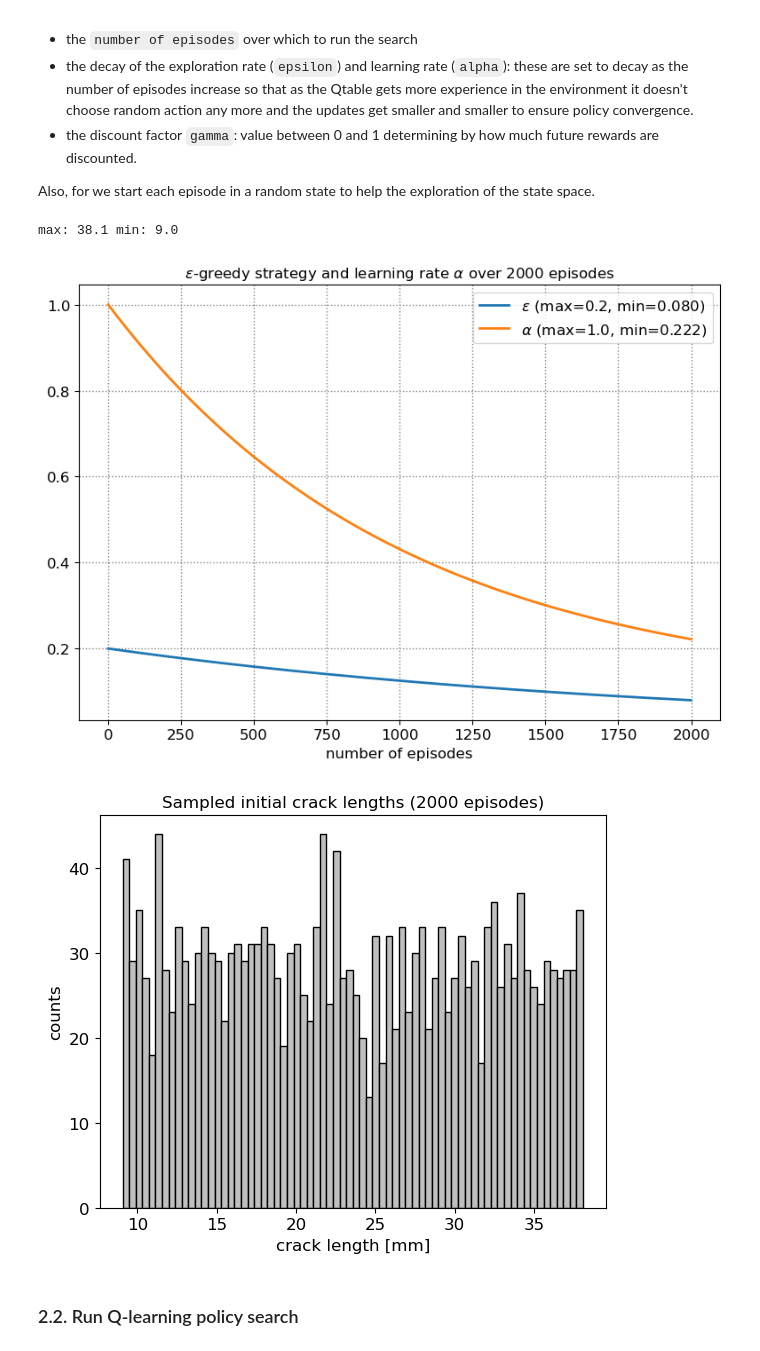
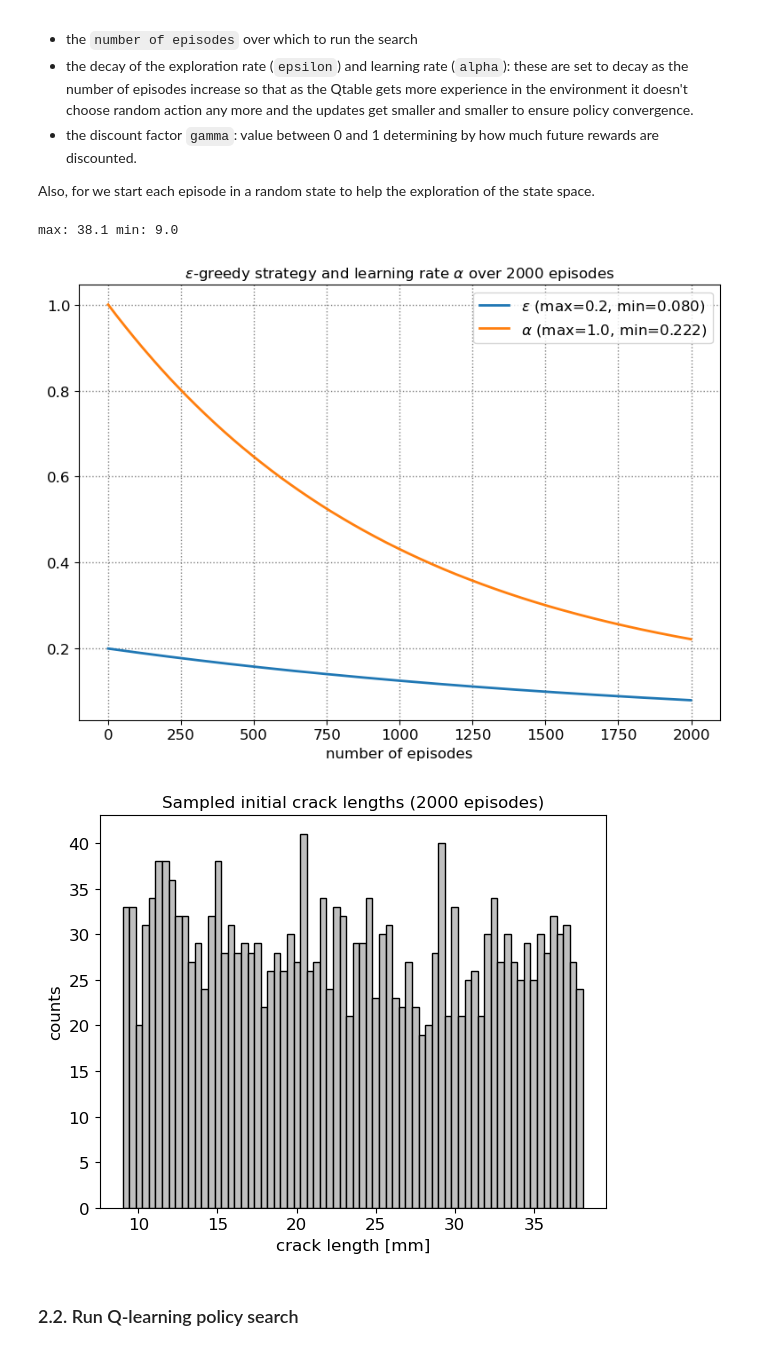
Before and after one commit to UNSW-MCM/RLfleet, a Jupyter notebook: fleet_optimisation_Qtable_2aircraft.ipynb, the cells around one changed output. Saved outputs shown, nothing was run; the diff lists cells and outputs as text; code cells hidden in the pictures.

```diff
--- a/fleet_optimisation_Qtable_2aircraft.ipynb
+++ b/fleet_optimisation_Qtable_2aircraft.ipynb
@@ -220,7 +222,7 @@ We need to set a few parameters to run the search according to the *epsilon-gree
 Also, for we start each episode in a random state to help the exploration of the state space.
 # %%
 # set settings for environment and create folder in directory
-fp = os.path.join(fp_init,'Qtable_run1')
+fp = os.path.join(fp_init,'Qtable_run2')
 if not os.path.exists(fp): os.makedirs(fp)
 
 # training parameters
@@ -240,34 +242,34 @@ train_params = {
 # plot epsilon and alpha decay curves
 fig, epsilons, alphas = opfleet.plot_eps_alpha(train_params)
 fig.savefig(os.path.join(fp,'epsilon_greedy_search.jpg'))
 
 # store parameters in a text file for reference
 with open(os.path.join(fp,'train_params.txt'),'w') as f:
     json.dump(train_params,f,indent=4)
 
 # draw initial states for each episode from exponential distribution
 nei = train_params['n_episodes']
 crack_lengths = np.empty((nei,env.n_tail))
 for k in range(env.n_tail):
     crack_lengths[:,k] = np.random.uniform(env.a0*1000,env.amax*1000,nei)
 # random_exp = stats.truncexpon(env.amax*1000,scale=10)
 # for k in range(env.n_tail):
 #     sampled_cracks = env.amax*1000-random_exp.rvs(nei)
 #     sampled_cracks = sampled_cracks[sampled_cracks>=env.a0*1000]
 #     crack_lengths[:,k] = np.random.choice(sampled_cracks,nei)
 train_params['crack_lengths'] = crack_lengths
 
 # plot the sampled crack lengths
 fig,ax = plt.subplots(1,1,figsize=(6,5),tight_layout=True,sharex=True)
 ax.hist(crack_lengths[:,0],bins=70,fc='0.75',ec='k')
 ax.set(title='Sampled initial crack lengths (%d episodes)'%nei,
         xlabel='crack length [mm]',ylabel='counts');
 print('max: %.1f min: %.1f'%(np.max(crack_lengths),np.min(crack_lengths)))
 fig.savefig(os.path.join(fp,'initial_states_supervised.jpg'))
 # %% [output]
 max: 38.1 min: 9.0
 [figure]
-[figure, old version]
+[figure, new version]
 # %% [markdown]
 ### 2.2. Run Q-learning policy search
 # %%
```
Also changed, not shown: parts of 7 cells of this notebook, 3 other files.
